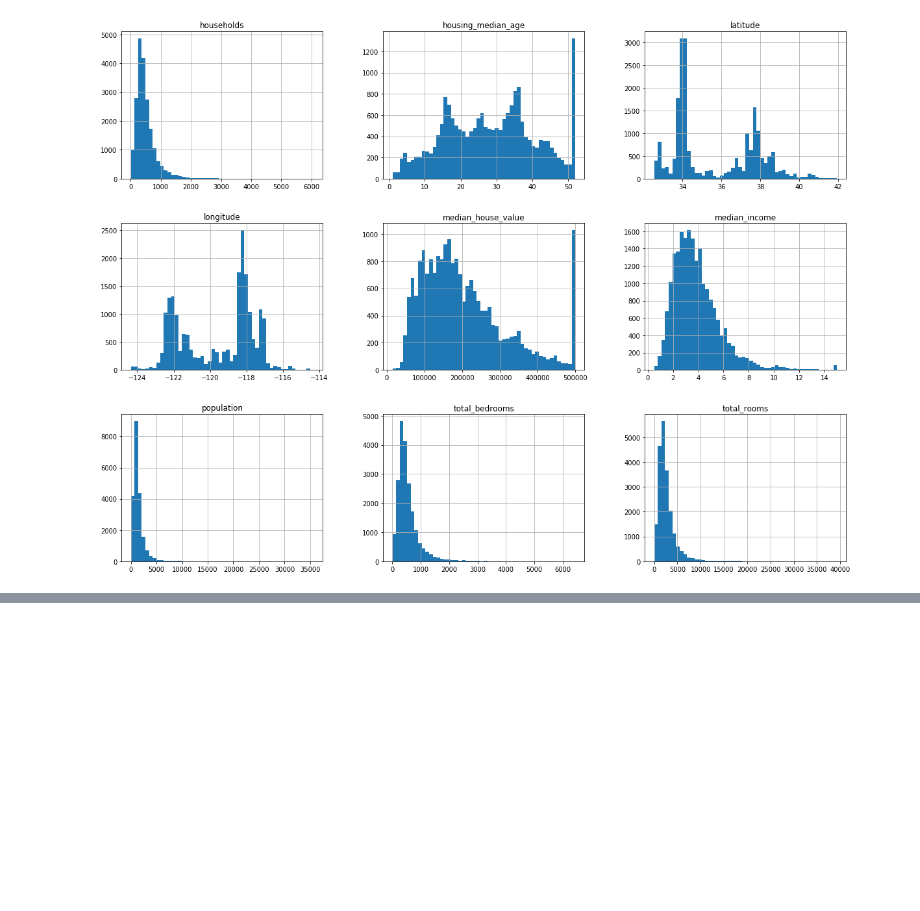
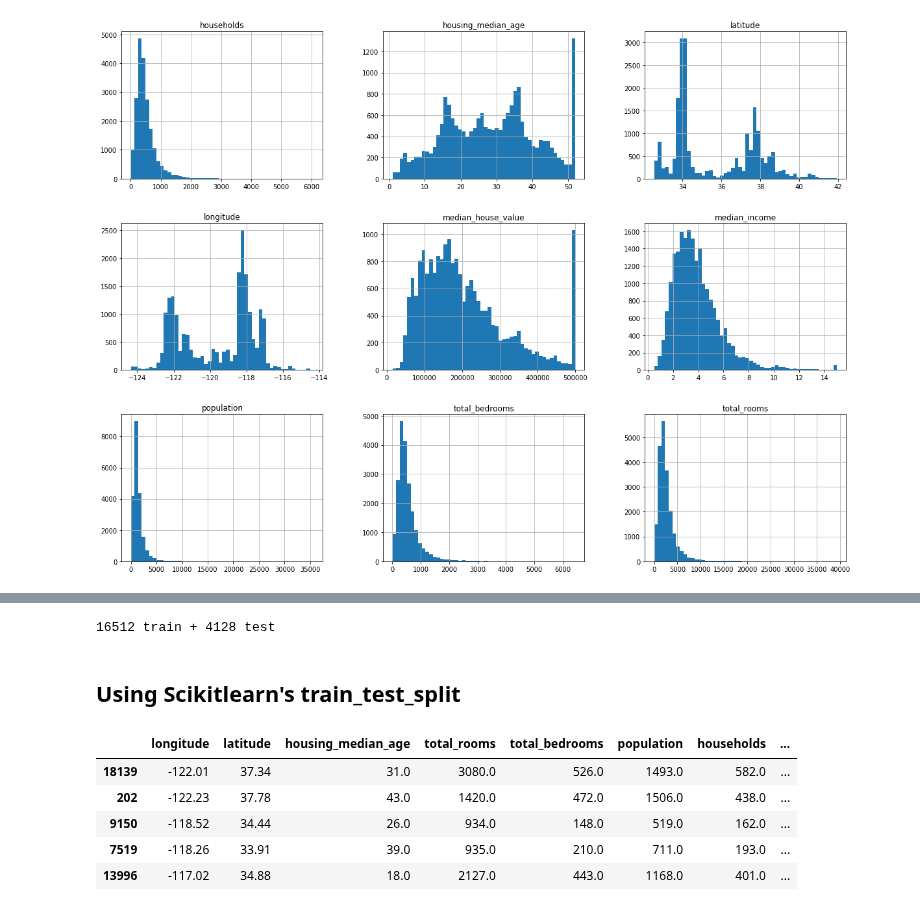
Before and after one commit to somnath1077/ML, a Jupyter notebook: hands_on_ML/Chapter2.ipynb, the cells around one changed output, grey strips where cells are left out. Drawn from its saved outputs; the diff is of its cells as text; code cells hidden in the pictures; blank space fills up the shorter version.

```diff
--- a/hands_on_ML/Chapter2.ipynb
+++ b/hands_on_ML/Chapter2.ipynb
@@ -86,0 +103,4 @@ plt.show()
+# %%
+print(len(train_set), "train +", len(test_set), "test")
+# %% [output]
+16512 train + 4128 test
@@ -86,0 +110,15 @@ plt.show()
+# %% [markdown]
+## Using Scikitlearn's train_test_split
+# %%
+from sklearn.model_selection import train_test_split
+
+train_set, test_set = train_test_split(df, test_size=0.2, random_state=2412)
+# %%
+train_set.head()
+# %% [output]
+|  | longitude | latitude | housing_median_age | total_rooms | total_bedrooms | population | households | ... |
+| 18139 | -122.01 | 37.34 | 31.0 | 3080.0 | 526.0 | 1493.0 | 582.0 | ... |
+| 202 | -122.23 | 37.78 | 43.0 | 1420.0 | 472.0 | 1506.0 | 438.0 | ... |
+| 9150 | -118.52 | 34.44 | 26.0 | 934.0 | 148.0 | 519.0 | 162.0 | ... |
+| 7519 | -118.26 | 33.91 | 39.0 | 935.0 | 210.0 | 711.0 | 193.0 | ... |
+| 13996 | -117.02 | 34.88 | 18.0 | 2127.0 | 443.0 | 1168.0 | 401.0 | ... |
```
Also changed, not shown: parts of 10 cells of this notebook.
